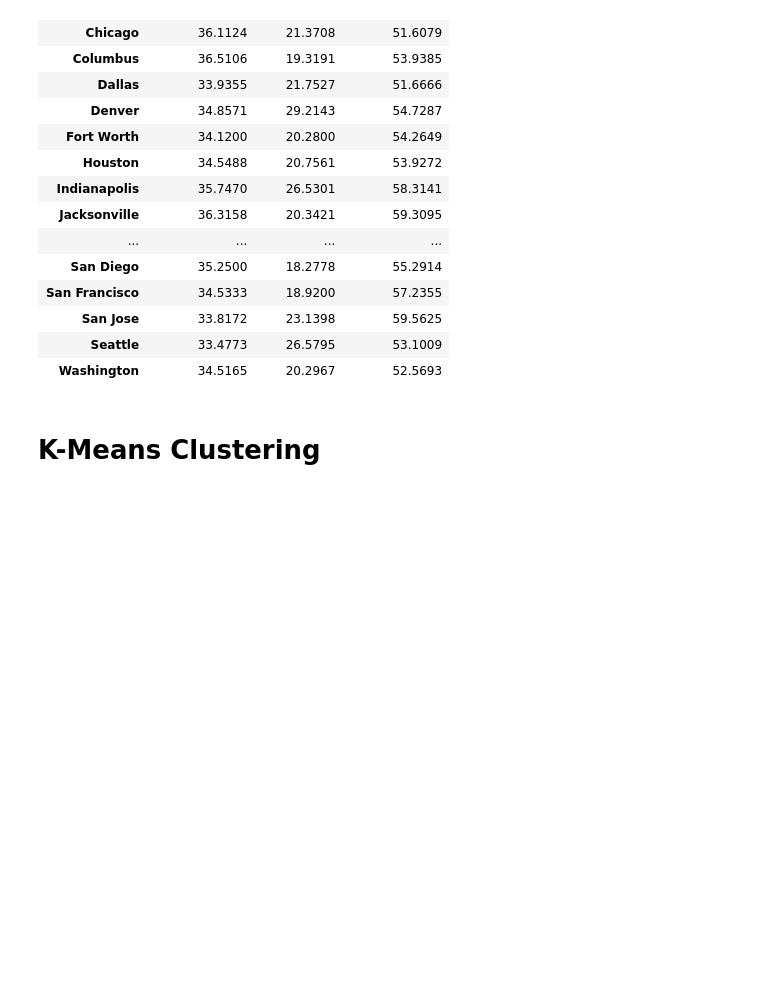
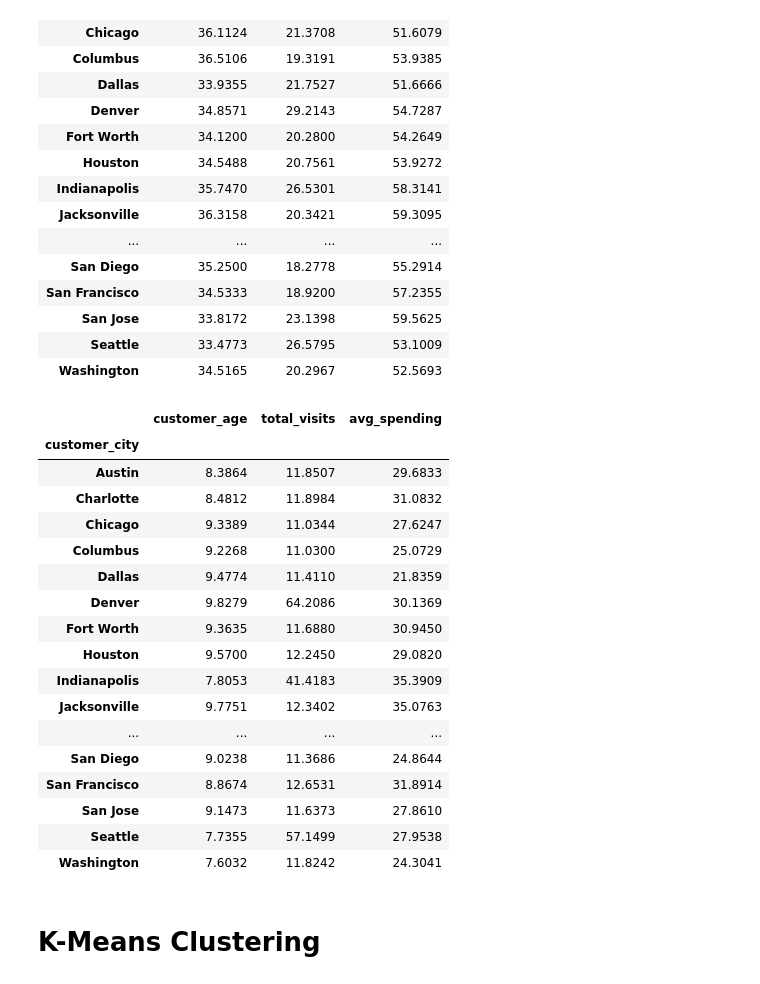
Before and after one commit to wiskim/study_books, a Jupyter notebook: 07_Practical_AI/Group Project_1.ipynb, the cells around one changed output. Saved outputs shown, nothing was run; the diff lists cells and outputs as text; code cells hidden in the pictures; blank space fills up the shorter version.

```diff
--- a/07_Practical_AI/Group Project_1.ipynb
+++ b/07_Practical_AI/Group Project_1.ipynb
@@ -309,6 +316,27 @@ customer_data.groupby('customer_city')[['customer_age', 'total_visits', 'avg_spe
 | San Jose | 33.8172 | 23.1398 | 59.5625 |
 | Seattle | 33.4773 | 26.5795 | 53.1009 |
 | Washington | 34.5165 | 20.2967 | 52.5693 |
+# %%
+customer_data.groupby('customer_city')[['customer_age', 'total_visits', 'avg_spending']].std().round(4)
+# %% [output]
+|  | customer_age | total_visits | avg_spending |
+| customer_city |  |  |  |
+| Austin | 8.3864 | 11.8507 | 29.6833 |
+| Charlotte | 8.4812 | 11.8984 | 31.0832 |
+| Chicago | 9.3389 | 11.0344 | 27.6247 |
+| Columbus | 9.2268 | 11.0300 | 25.0729 |
+| Dallas | 9.4774 | 11.4110 | 21.8359 |
+| Denver | 9.8279 | 64.2086 | 30.1369 |
+| Fort Worth | 9.3635 | 11.6880 | 30.9450 |
+| Houston | 9.5700 | 12.2450 | 29.0820 |
+| Indianapolis | 7.8053 | 41.4183 | 35.3909 |
+| Jacksonville | 9.7751 | 12.3402 | 35.0763 |
+| ... | ... | ... | ... |
+| San Diego | 9.0238 | 11.3686 | 24.8644 |
+| San Francisco | 8.8674 | 12.6531 | 31.8914 |
+| San Jose | 9.1473 | 11.6373 | 27.8610 |
+| Seattle | 7.7355 | 57.1499 | 27.9538 |
+| Washington | 7.6032 | 11.8242 | 24.3041 |
 # %% [markdown]
 # K-Means Clustering
 # %%
```
Also changed, not shown: parts of 7 cells of this notebook.
